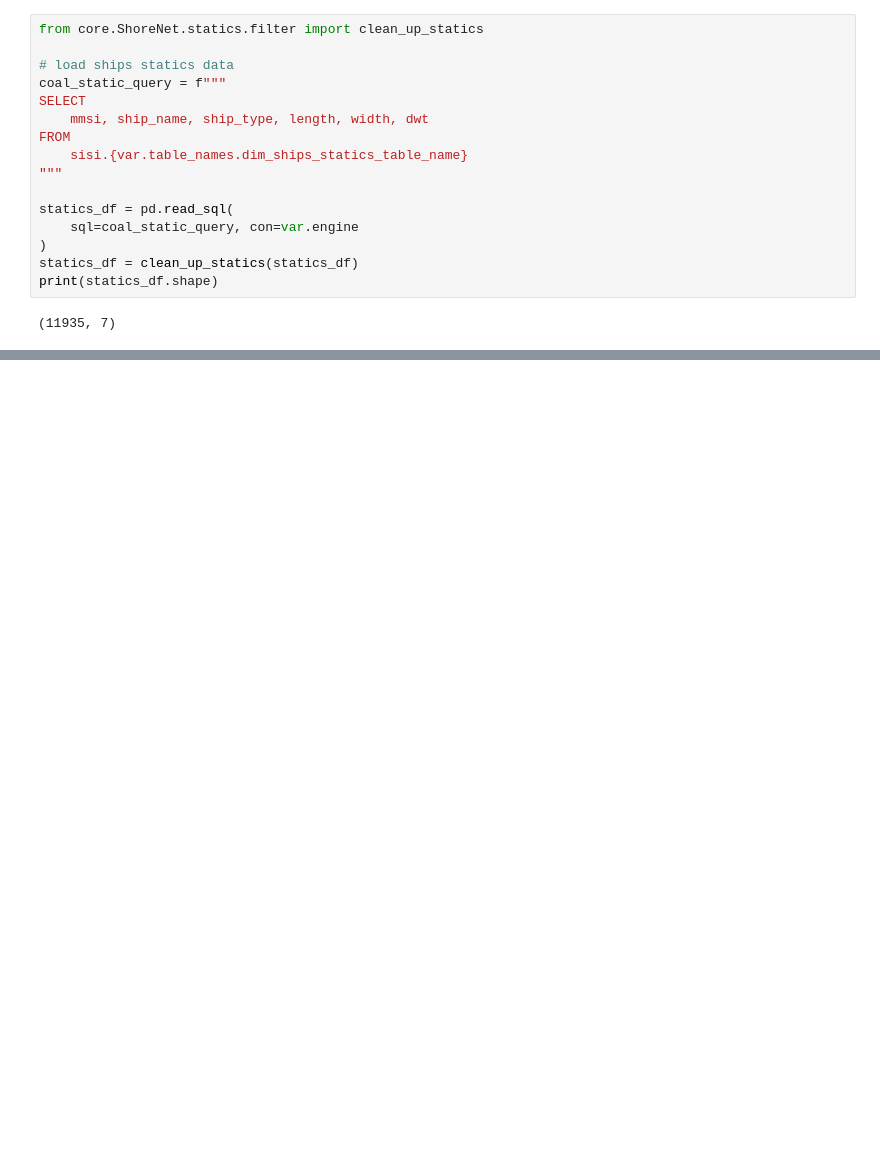
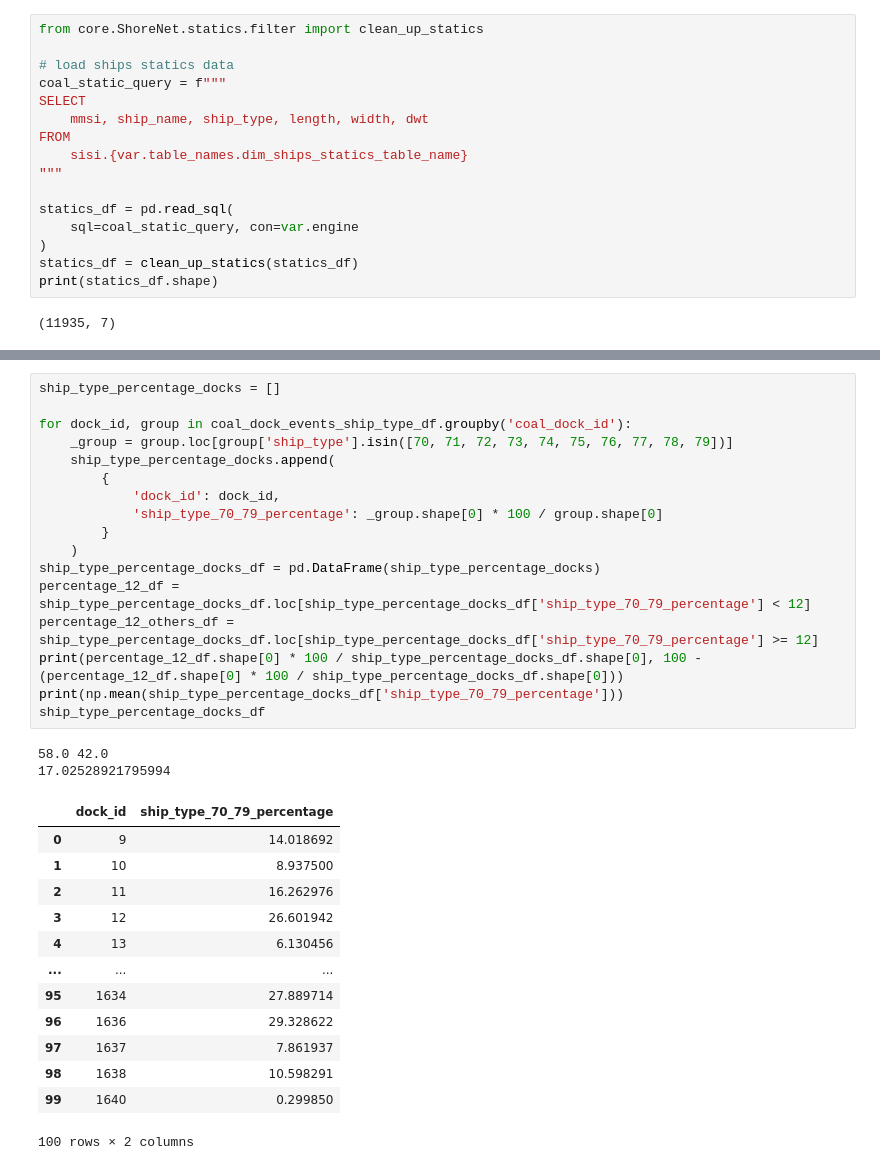
Before and after one commit to jiayuqiu/sisi, a Jupyter notebook: core/notebooks/trust_score.ipynb, the cells around one changed output, grey strips where cells are left out. Cells and saved outputs as stored; diff of their text form; blank space fills up the shorter version.

```diff
--- a/core/notebooks/trust_score.ipynb
+++ b/core/notebooks/trust_score.ipynb
@@ -431,0 +460,33 @@ print(statics_df.shape)
+# %%
+ship_type_percentage_docks = []
+
+for dock_id, group in coal_dock_events_ship_type_df.groupby('coal_dock_id'):
+    _group = group.loc[group['ship_type'].isin([70, 71, 72, 73, 74, 75, 76, 77, 78, 79])]
+    ship_type_percentage_docks.append(
+        {
+            'dock_id': dock_id,
+            'ship_type_70_79_percentage': _group.shape[0] * 100 / group.shape[0]
+        }
+    )
+ship_type_percentage_docks_df = pd.DataFrame(ship_type_percentage_docks)
+percentage_12_df = ship_type_percentage_docks_df.loc[ship_type_percentage_docks_df['ship_type_70_79_percentage'] < 12]
+percentage_12_others_df = ship_type_percentage_docks_df.loc[ship_type_percentage_docks_df['ship_type_70_79_percentage'] >= 12]
+print(percentage_12_df.shape[0] * 100 / ship_type_percentage_docks_df.shape[0], 100 - (percentage_12_df.shape[0] * 100 / ship_type_percentage_docks_df.shape[0]))
+print(np.mean(ship_type_percentage_docks_df['ship_type_70_79_percentage']))
+ship_type_percentage_docks_df
+# %% [output]
+58.0 42.0
+17.02528921795994
+|  | dock_id | ship_type_70_79_percentage |
+| 0 | 9 | 14.018692 |
+| 1 | 10 | 8.937500 |
+| 2 | 11 | 16.262976 |
+| 3 | 12 | 26.601942 |
+| 4 | 13 | 6.130456 |
+| ... | ... | ... |
+| 95 | 1634 | 27.889714 |
+| 96 | 1636 | 29.328622 |
+| 97 | 1637 | 7.861937 |
+| 98 | 1638 | 10.598291 |
+| 99 | 1640 | 0.299850 |
+100 rows × 2 columns
```
Also changed, not shown: parts of 3 cells of this notebook, 1 other file.
